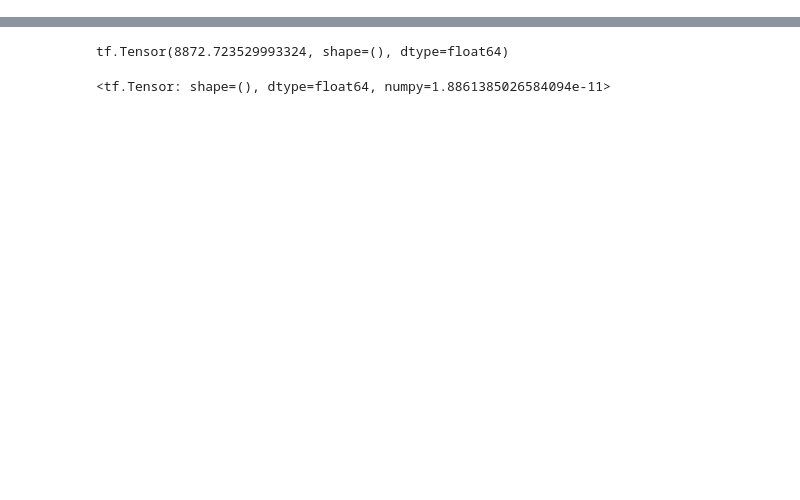
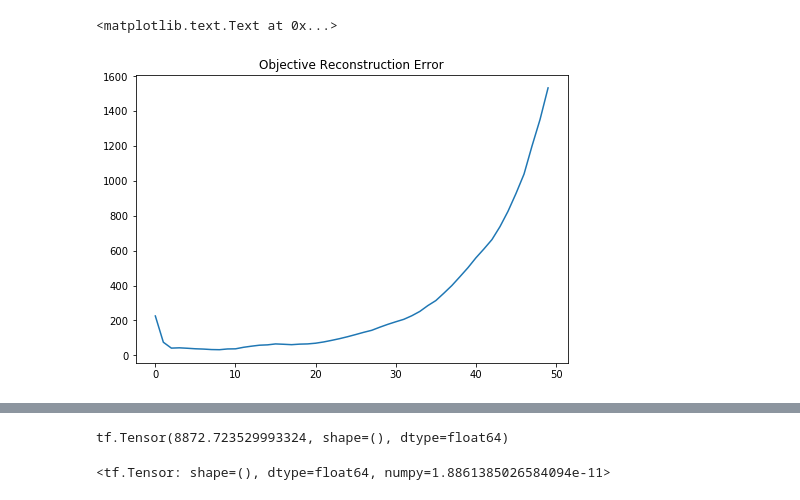
Before and after one commit to lrr0001/ML-onlineCDL-LRU, a Jupyter notebook: TestJpegArtifactRemovalCode-stepthroughtest.ipynb, the cells around one changed output, grey strips where cells are left out. Cells and saved outputs as stored; diff of their text form; code cells hidden in the pictures; blank space fills up the shorter version.

```diff
--- a/TestJpegArtifactRemovalCode-stepthroughtest.ipynb
+++ b/TestJpegArtifactRemovalCode-stepthroughtest.ipynb
@@ -124,0 +162,10 @@ tf.Tensor(0.4923747809789388, shape=(), dtype=float64)
+# %%
+fig4 = plot.figure()
+ax4 = fig4.add_axes([0,0,1,1])
+x_incrments = np.arange(0,len(recon_err))
+y_plot = np.asarray(recon_err)
+ax4.plot(x_incrments,y_plot)
+ax4.set_title('Objective Reconstruction Error')
+# %% [output]
+<matplotlib.text.Text at 0x...>
+[figure, added]
```
Also changed, not shown: parts of 18 cells of this notebook, 4 other files.
